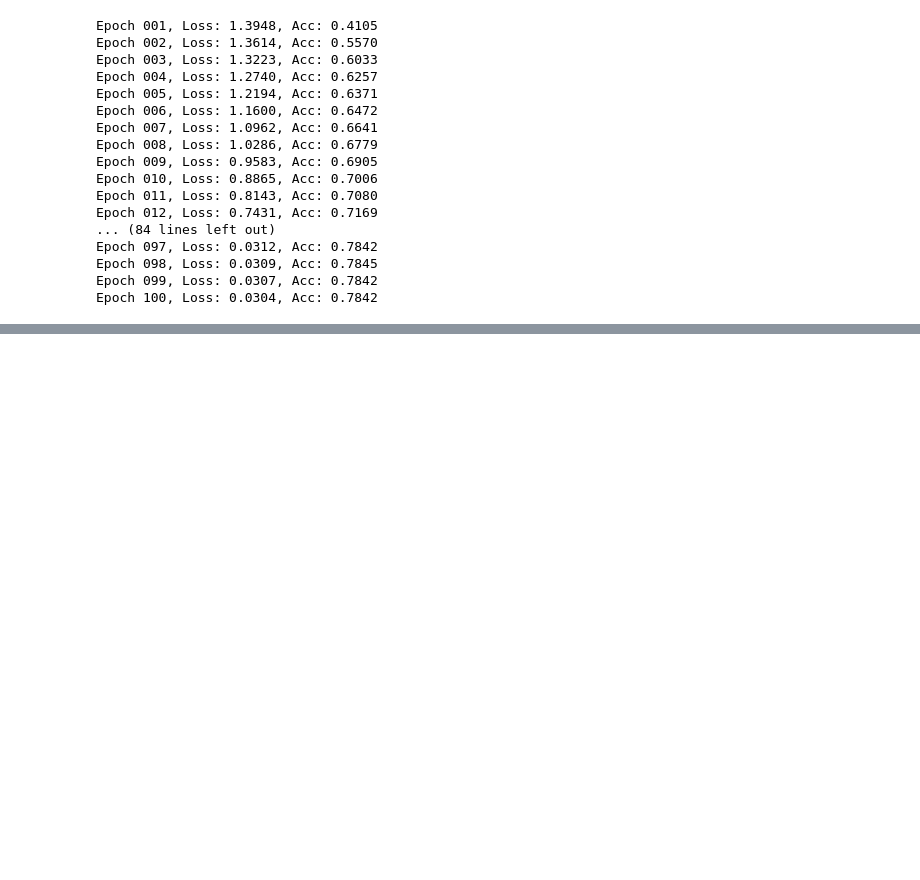
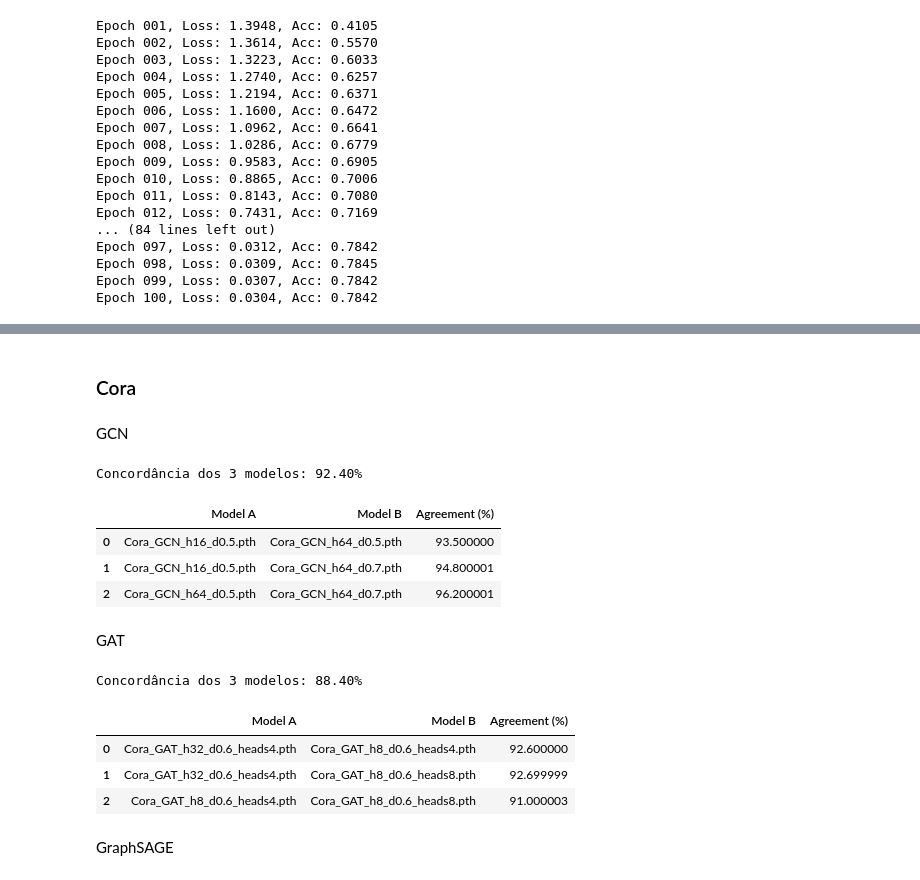
Before and after one commit to J0hnV1ct0r/Tabalho-Final-XAI, a Jupyter notebook: Cenario_Heterogenio_xai.ipynb, the cells around one changed output, grey strips where cells are left out. Cells and saved outputs as stored; diff of their text form; code cells hidden in the pictures; blank space fills up the shorter version.

```diff
--- a/Cenario_Heterogenio_xai.ipynb
+++ b/Cenario_Heterogenio_xai.ipynb
@@ -297,0 +501,16 @@ Epoch 100, Loss: 0.0304, Acc: 0.7842
+# %%
+top_models = (
+
+    results_df
+
+    .sort_values(
+
+        by="best_test",
+
+        ascending=False
+
+    )
+
+    .head(3)
+
+)
@@ -297,0 +736,36 @@ Epoch 100, Loss: 0.0304, Acc: 0.7842
+# %% [markdown]
+### Cora
+# %% [markdown]
+GCN
+# %%
+cora_gcn_models = load_saved_models(
+    "Cora",
+    "GCN"
+)
+# %%
+agreement_GCN_cora = agreement_all_models(
+    cora_gcn_models,
+    cora,
+    node_mask=cora.test_mask
+)
+
+print(
+    f"Concordância dos 3 modelos: {agreement_GCN_cora:.2f}%"
+)
+# %% [output]
+Concordância dos 3 modelos: 92.40%
+# %%
+pairwise__GCN_cora_df = pairwise_agreement(
+    cora_gcn_models,
+    cora,
+    node_mask=cora.test_mask
+)
+
+pairwise__GCN_cora_df
+# %% [output]
+|  | Model A | Model B | Agreement (%) |
+| 0 | Cora_GCN_h16_d0.5.pth | Cora_GCN_h64_d0.5.pth | 93.500000 |
+| 1 | Cora_GCN_h16_d0.5.pth | Cora_GCN_h64_d0.7.pth | 94.800001 |
+| 2 | Cora_GCN_h64_d0.5.pth | Cora_GCN_h64_d0.7.pth | 96.200001 |
+# %% [markdown]
+GAT
@@ -297,0 +777,27 @@ Epoch 100, Loss: 0.0304, Acc: 0.7842
+# %%
+agreement_GAT_cora = agreement_all_models(
+    cora_GAT_models,
+    cora,
+    node_mask=cora.test_mask
+)
+
+print(
+    f"Concordância dos 3 modelos: {agreement_GAT_cora:.2f}%"
+)
+# %% [output]
+Concordância dos 3 modelos: 88.40%
+# %%
+pairwise__GAT_cora_df = pairwise_agreement(
+    cora_GAT_models,
+    cora,
+    node_mask=cora.test_mask
+)
+
+pairwise__GAT_cora_df
+# %% [output]
+|  | Model A | Model B | Agreement (%) |
+| 0 | Cora_GAT_h32_d0.6_heads4.pth | Cora_GAT_h8_d0.6_heads4.pth | 92.600000 |
+| 1 | Cora_GAT_h32_d0.6_heads4.pth | Cora_GAT_h8_d0.6_heads8.pth | 92.699999 |
+| 2 | Cora_GAT_h8_d0.6_heads4.pth | Cora_GAT_h8_d0.6_heads8.pth | 91.000003 |
+# %% [markdown]
+GraphSAGE
```
Also changed, not shown: parts of 57 cells of this notebook, 3 other files.
